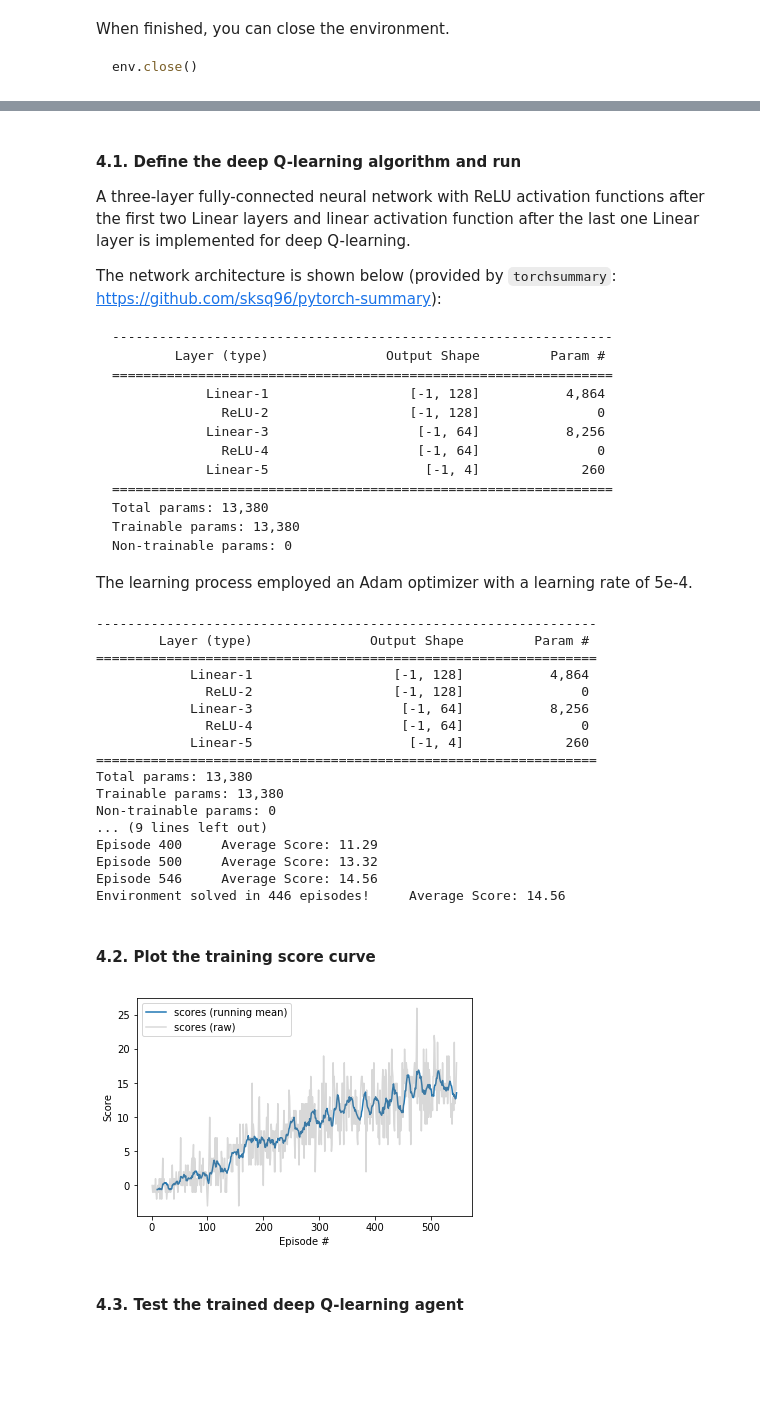
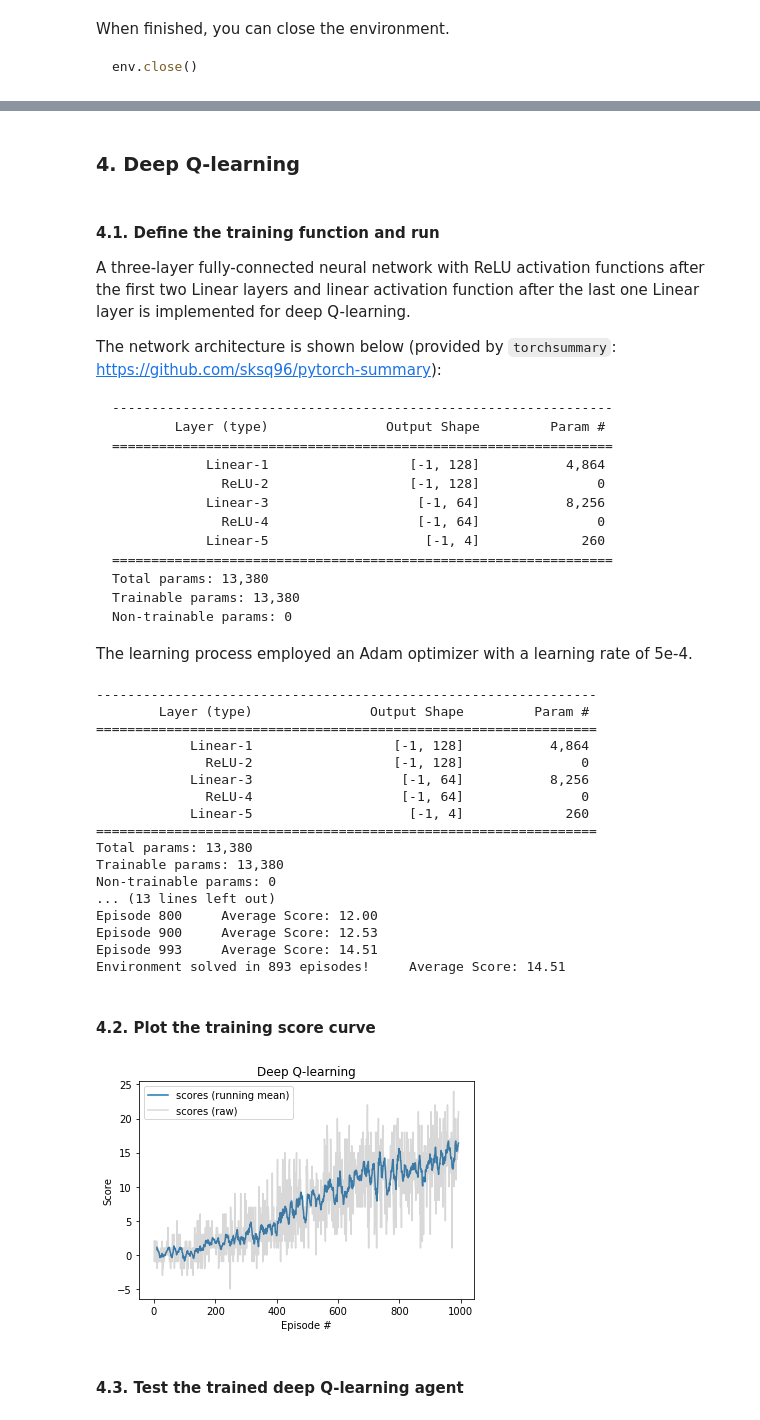
Before and after one commit to zhulingchen/deep-reinforcement-learning, a Jupyter notebook: p1_navigation/Navigation.ipynb, the cells around one changed output, grey strips where cells are left out. Drawn from its saved outputs; the diff is of its cells as text; code cells hidden in the pictures; blank space fills up the shorter version.

```diff
--- a/p1_navigation/Navigation.ipynb
+++ b/p1_navigation/Navigation.ipynb
@@ -145,5 +138,7 @@ env_info = env.reset(train_mode=True)[brain_name]
+# %% [markdown]
+### 4. Deep Q-learning
 # %% [markdown]
-#### 4.1. Define the deep Q-learning algorithm and run
+#### 4.1. Define the training function and run
 
 A three-layer fully-connected neural network with ReLU activation functions after the first two Linear layers and linear activation function after the last one Linear layer is implemented for deep Q-learning.
 
@@ -165,7 +160,7 @@ Non-trainable params: 0
 
 The learning process employed an Adam optimizer with a learning rate of 5e-4.
 # %%
-def train_dqn(env, agent, n_episodes=2000, max_t=1000,
+def train_dqn(env, agent, save_model, n_episodes=2000,
               eps_start=1.0, eps_end=0.01, eps_decay=0.995,
               finish_threshold=13.0):
     """Deep Q-Learning.
@@ -174,8 +169,8 @@ def train_dqn(env, agent, n_episodes=2000, max_t=1000,
     ======
         env: environment
         agent: deep Q-learning agent
+        save_model: model filename for saving
         n_episodes (int): maximum number of training episodes
-        max_t (int): maximum number of timesteps per episode
         eps_start (float): starting value of epsilon, for epsilon-greedy action selection
         eps_end (float): minimum value of epsilon
         eps_decay (float): multiplicative factor (per episode) for decreasing epsilon
@@ -188,7 +183,9 @@ def train_dqn(env, agent, n_episodes=2000, max_t=1000,
         env_info = env.reset(train_mode=True)[brain_name]
         state = env_info.vector_observations[0]
         score = 0
-        for t in range(max_t):
+        step = 0
+        while True:
+            step += 1
             action = agent.act(state, eps)
             env_info = env.step(action)[brain_name]  # send the action to the environment
             next_state = env_info.vector_observations[0]  # get the next state
@@ -207,16 +204,16 @@ def train_dqn(env, agent, n_episodes=2000, max_t=1000,
             print('\rEpisode {}\tAverage Score: {:.2f}'.format(i_episode, np.mean(scores_window)))
         if np.mean(scores_window) >= finish_threshold:  # save the model
             print('\nEnvironment solved in {:d} episodes!\tAverage Score: {:.2f}'.format(i_episode-100, np.mean(scores_window)))
-            torch.save(agent.qnetwork_local.state_dict(), 'model.pt')
+            torch.save(agent.qnetwork_local.state_dict(), save_model)
             break
     return scores
 
 from dqn_agent import Agent
 
-agent = Agent(state_size, action_size, seed=0)
-summary(agent.qnetwork_target, (state_size,))  # print the deep Q-network summary
+agent_dqn = Agent(state_size, action_size, seed=0, use_double=False)  # deep Q-learning agent
+summary(agent_dqn.qnetwork_target, (state_size,))  # print the deep Q-network summary
 
-scores = train_dqn(env, agent, finish_threshold=14.5)
+scores_dqn = train_dqn(env, agent_dqn, 'model_dqn.pt', finish_threshold=14.5)
 # %% [output]
 ----------------------------------------------------------------
         Layer (type)               Output Shape         Param #
@@ -230,11 +227,11 @@ scores = train_dqn(env, agent, finish_threshold=14.5)
 Total params: 13,380
 Trainable params: 13,380
 Non-trainable params: 0
-... (9 lines left out)
-Episode 400     Average Score: 11.29
-Episode 500     Average Score: 13.32
-Episode 546     Average Score: 14.56
-Environment solved in 446 episodes!     Average Score: 14.56
+... (13 lines left out)
+Episode 800     Average Score: 12.00
+Episode 900     Average Score: 12.53
+Episode 993     Average Score: 14.51
+Environment solved in 893 episodes!     Average Score: 14.51
 # %% [markdown]
 #### 4.2. Plot the training score curve
 # %%
@@ -243,15 +240,18 @@ def running_mean(x, N):
     cumsum = np.cumsum(np.insert(x, 0, 0))
     return (cumsum[N:] - cumsum[:-N]) / N
 # %%
-scores_running_mean = running_mean(scores, 10)
+scores_dqn_running_mean = running_mean(scores_dqn, 10)
 plt.figure()
-plt.plot(np.arange(1, len(scores)+1)[-len(scores_running_mean):], scores_running_mean, label='scores (running mean)')
-plt.plot(np.arange(1, len(scores)+1), scores, color='grey', alpha=0.3, label='scores (raw)')
+plt.plot(np.arange(1, len(scores_dqn)+1)[-len(scores_dqn_running_mean):], scores_dqn_running_mean,
+         label='scores (running mean)')
+plt.plot(np.arange(1, len(scores_dqn)+1), scores_dqn,
+         color='grey', alpha=0.3, label='scores (raw)')
 plt.legend()
 plt.ylabel('Score')
 plt.xlabel('Episode #')
+plt.title('Deep Q-learning')
 plt.show()
 # %% [output]
-[figure, old version]
+[figure, new version]
 # %% [markdown]
 #### 4.3. Test the trained deep Q-learning agent
```
Also changed, not shown: parts of 12 cells of this notebook, 5 other files.
